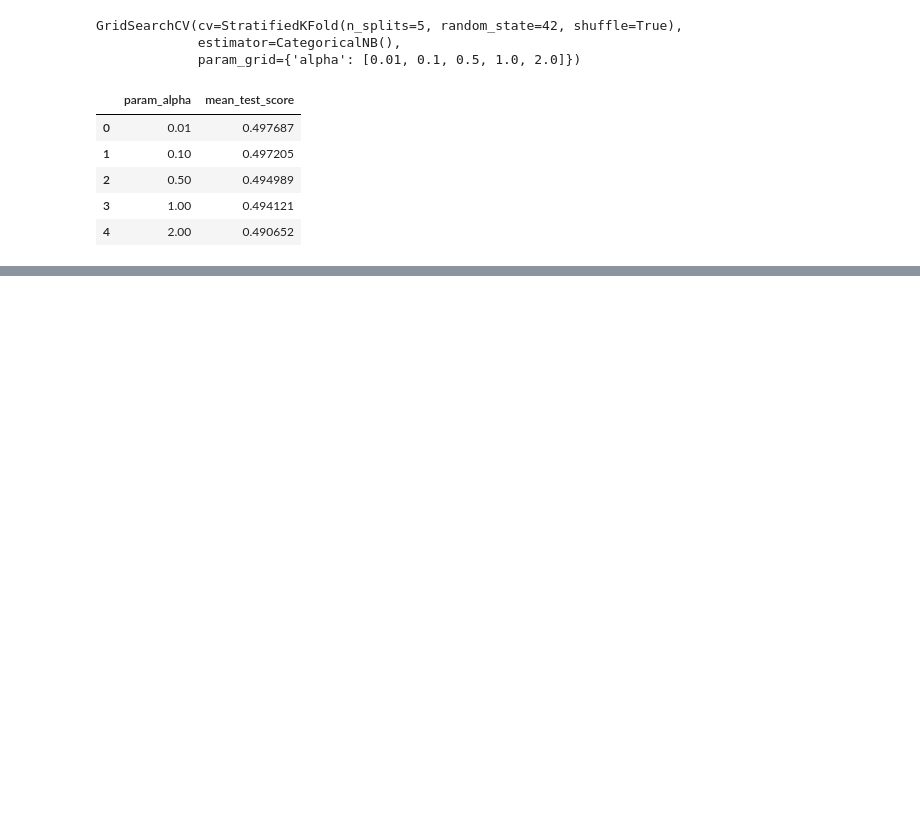
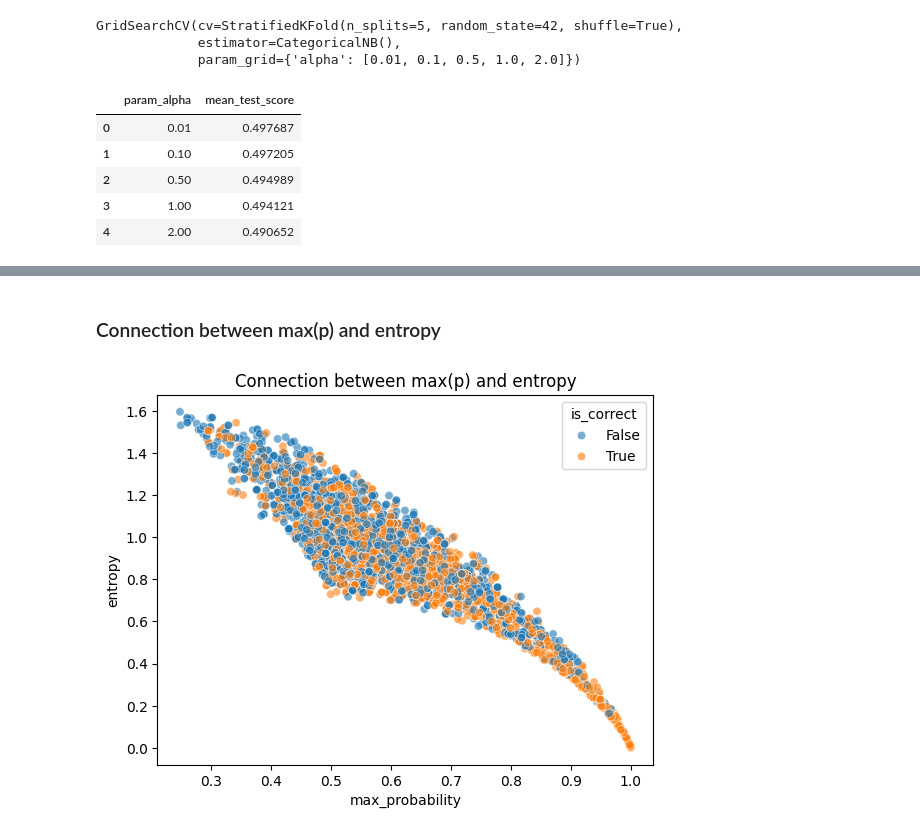
Before and after one commit to metropolisjenensis/Probabilistic-Machine-Learning_lecture-PROJECTS, a Jupyter notebook: projects/13-3NTXXXX_microcensus_income/notebooks/categorical_nb.ipynb, the cells around one changed output, grey strips where cells are left out. Cells and saved outputs as stored; diff of their text form; code cells hidden in the pictures; blank space fills up the shorter version.

```diff
--- a/projects/13-3NTXXXX_microcensus_income/notebooks/categorical_nb.ipynb
+++ b/projects/13-3NTXXXX_microcensus_income/notebooks/categorical_nb.ipynb
@@ -415,0 +366,8 @@ plt.show()
+# %% [markdown]
+### Connection between max(p) and entropy
+# %%
+sns.scatterplot(data=confusion_pairs, x="max_probability", y="entropy", hue="is_correct", alpha=0.6)
+plt.title("Connection between max(p) and entropy")
+plt.show()
+# %% [output]
+[figure, added]
```
Also changed, not shown: parts of 52 cells of this notebook, 4 other files.
